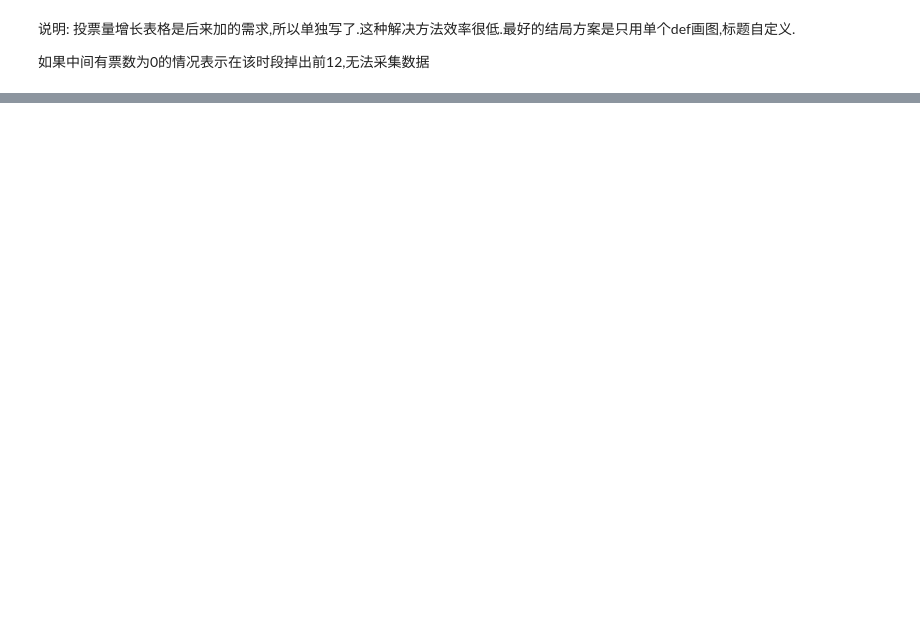
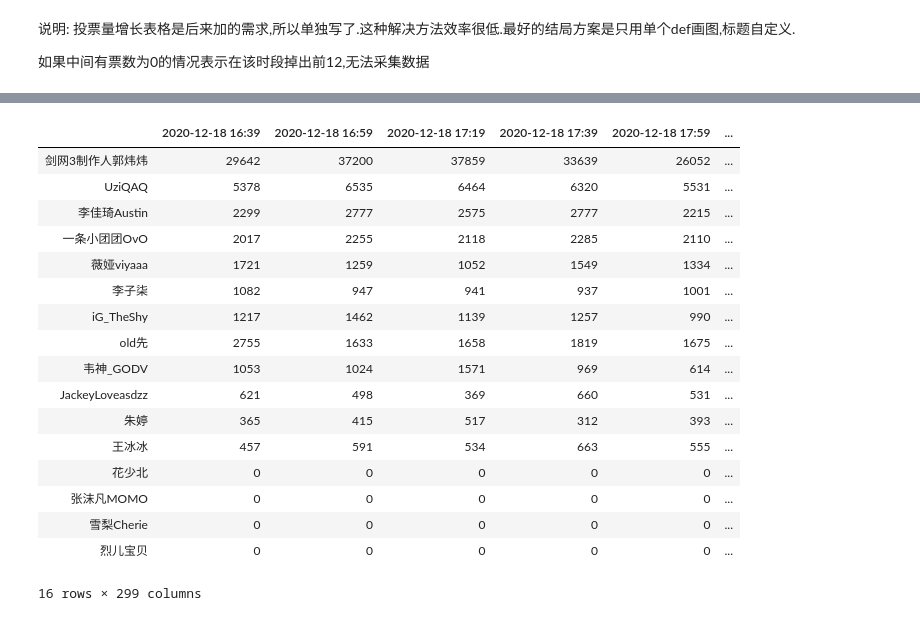
Before and after one commit to 610yilingliu/2020weibo_vote_analysis, a Jupyter notebook: data_analyze/analyzer.ipynb, the cells around one changed output, grey strips where cells are left out. Cells and saved outputs as stored; diff of their text form; code cells hidden in the pictures; blank space fills up the shorter version.

```diff
--- a/data_analyze/analyzer.ipynb
+++ b/data_analyze/analyzer.ipynb
@@ -132,7 +132,7 @@ def plot_inc_rate(pd_frame, show = False, show_num = 9, step = 1):
     plt.legend(loc = "upper left")
     plt.show()
 # %%
-def draw_increas_df(pd_frame, step = 1):
+def draw_increase_df(pd_frame, step = 1):
     """
     :type pd_frame: Pandas DataFrame return from def csv_creator
     :type step: int
@@ -155,0 +156,21 @@ plot_inc_rate(data_2020, step = 1)
+# %%
+draw_increase_df(data_2020)
+# %% [output]
+|  | 2020-12-18 16:39 | 2020-12-18 16:59 | 2020-12-18 17:19 | 2020-12-18 17:39 | 2020-12-18 17:59 | ... |
+| 剑网3制作人郭炜炜 | 29642 | 37200 | 37859 | 33639 | 26052 | ... |
+| UziQAQ | 5378 | 6535 | 6464 | 6320 | 5531 | ... |
+| 李佳琦Austin | 2299 | 2777 | 2575 | 2777 | 2215 | ... |
+| 一条小团团OvO | 2017 | 2255 | 2118 | 2285 | 2110 | ... |
+| 薇娅viyaaa | 1721 | 1259 | 1052 | 1549 | 1334 | ... |
+| 李子柒 | 1082 | 947 | 941 | 937 | 1001 | ... |
+| iG_TheShy | 1217 | 1462 | 1139 | 1257 | 990 | ... |
+| old先 | 2755 | 1633 | 1658 | 1819 | 1675 | ... |
+| 韦神_GODV | 1053 | 1024 | 1571 | 969 | 614 | ... |
+| JackeyLoveasdzz | 621 | 498 | 369 | 660 | 531 | ... |
+| 朱婷 | 365 | 415 | 517 | 312 | 393 | ... |
+| 王冰冰 | 457 | 591 | 534 | 663 | 555 | ... |
+| 花少北 | 0 | 0 | 0 | 0 | 0 | ... |
+| 张沫凡MOMO | 0 | 0 | 0 | 0 | 0 | ... |
+| 雪梨Cherie | 0 | 0 | 0 | 0 | 0 | ... |
+| 烈儿宝贝 | 0 | 0 | 0 | 0 | 0 | ... |
+16 rows × 299 columns
```
Also changed, not shown: parts of 3 cells of this notebook, 9 other files.
